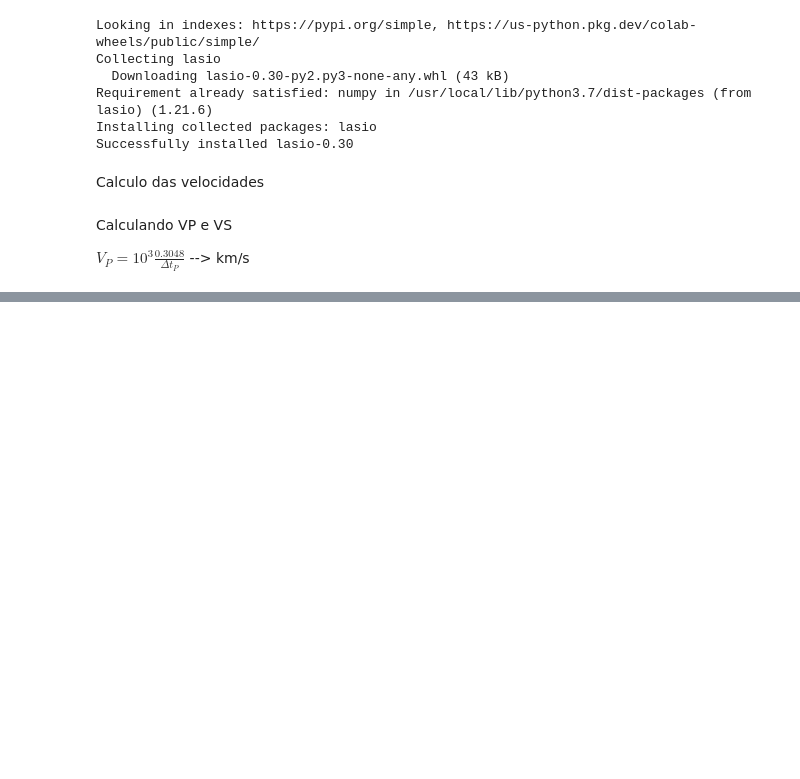
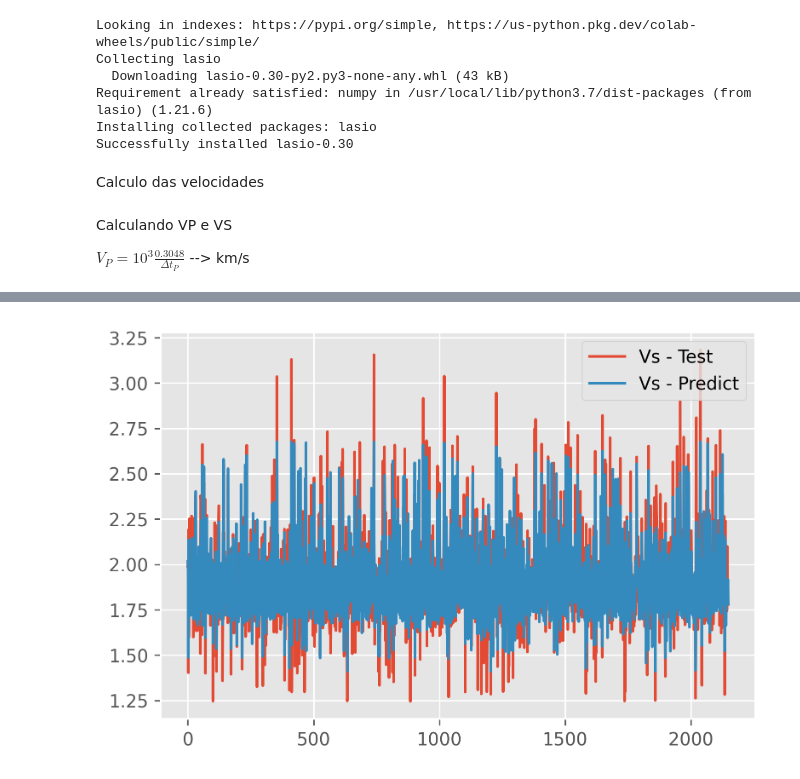
Before and after one commit to jadsomjose/data_well, a Jupyter notebook: knn_teste.ipynb, the cells around one changed output, grey strips where cells are left out. Saved outputs shown, nothing was run; the diff lists cells and outputs as text; code cells hidden in the pictures; blank space fills up the shorter version.

```diff
--- a/knn_teste.ipynb
+++ b/knn_teste.ipynb
@@ -118,0 +115,84 @@ from sklearn.preprocessing import RobustScaler
+# %%
+from sklearn.pipeline import make_pipeline
+from sklearn.linear_model import LinearRegression
+from sklearn.preprocessing import StandardScaler
+from sklearn.decomposition import PCA
+from sklearn.cross_decomposition import PLSRegression
+import lasio
+from sklearn.preprocessing import RobustScaler
+from sklearn.neighbors import KNeighborsRegressor
+
+X1 = norne1.loc[:, ['DT', 'NPHI', 'VSH']]
+X2 = norne2.loc[:, ['DT', 'NPHI', 'VSH']]
+X3 = norne3.loc[:, ['DT', 'NPHI', 'VSH']]
+X4 = norne4.loc[:, ['DT', 'NPHI', 'VSH']]
+X5 = norne5.loc[:, ['DT', 'NPHI', 'VSH']]
+X6 = norne6.loc[:, ['DT', 'NPHI', 'VSH']]
+X7 = norne7.loc[:, ['DT', 'NPHI', 'VSH']]
+
+depth1 = norne1.index
+depth2 = norne2.index
+
+y1 = norne1.loc[:, ['DTS']]
+y2 = norne2.loc[:, ['DTS']]
+y3 = norne3.loc[:, ['DTS']]
+y4 = norne4.loc[:, ['DTS']]
+y5 = norne5.loc[:, ['DTS']]
+y6 = norne6.loc[:, ['DTS']]
+y7 = norne7.loc[:, ['DTS']]
+
+
+X_ref = pd.concat([X2, X3])#, X4, X5, X6, X7])
+y_ref = pd.concat([y2, y3])#, y4, y5, y6, y7])
+
+X_blind = X1
+y_blind = y1
+
+# DT e DTS---> Vp e Vs
+
+X_ref['VP'] = (0.3048/X_ref['DT'])*10**3
+X_blind['VP'] = (0.3048/X_blind['DT'])*10**3
+
+y_ref['VPS'] = (0.3048/y_ref['DTS'])*10**3
+y_blind['VPS'] = (0.3048/y_blind['DTS'])*10**3
+
+# Retirar os vetores DT e DTS
+
+X_ref = X_ref.drop(['DT'], axis=1)
+X_blind = X_blind.drop(['DT'], axis=1)
+
+y_ref = y_ref.drop(['DTS'], axis=1)
+y_blind = y_blind.drop(['DTS'], axis=1)
+
+# Utilizar Robust Scaler para escalonamento
+
+scaler = RobustScaler()
+
+X_ref_sclnd = scaler.fit_transform(X_ref)
+X_blind_sclnd = scaler.transform(X_blind)
+
+
+# Separação dos dados em dados de treino e teste
+X_ref_train, X_ref_test, y_train, y_test = train_test_split(X_ref_sclnd, y_ref, test_size=0.3)
+
+## K-Neighbors
+neigh_model = KNeighborsRegressor(n_neighbors=55, weights='uniform', metric='minkowski')
+neigh_model.fit(X_ref_train, y_train)
+
+y_pred_test = neigh_model.predict(X_ref_test)
+
+y_pred_blid = neigh_model.predict(X_blind_sclnd)
+
+
+plt.figure(dpi=300)
+
+plt.plot(np.array(y_test), label = 'Vs - Test')
+plt.plot(y_pred_test, label = 'Vs - Predict')
+plt.legend(loc= 'best')
+
+
+plt.figure(num=2, dpi=300)
+plt.plot(np.array(y_blind), label= 'Vs -Real_blind')
+plt.plot(y_pred_blid, label = 'Vs - Predict')
+plt.legend(loc= 'best')
+# %% [output]
@@ -118,0 +200 @@ from sklearn.preprocessing import RobustScaler
+[figure, added]
```
Also changed, not shown: parts of 5 cells of this notebook.
